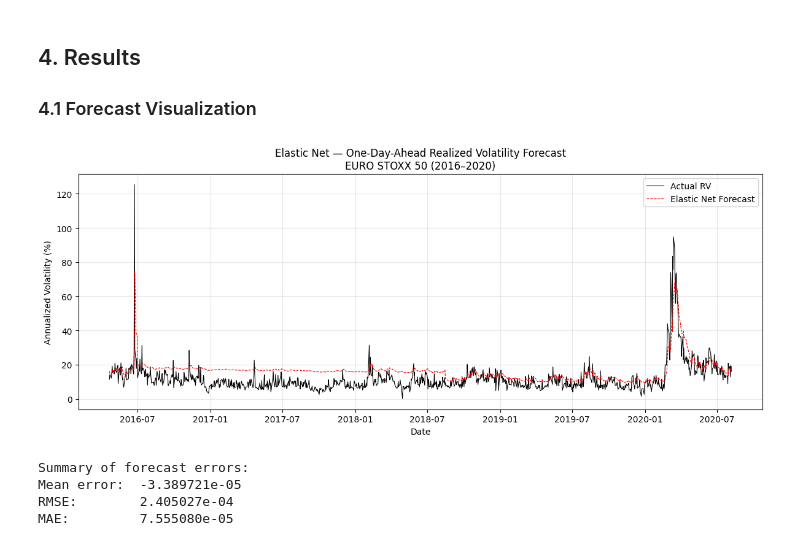
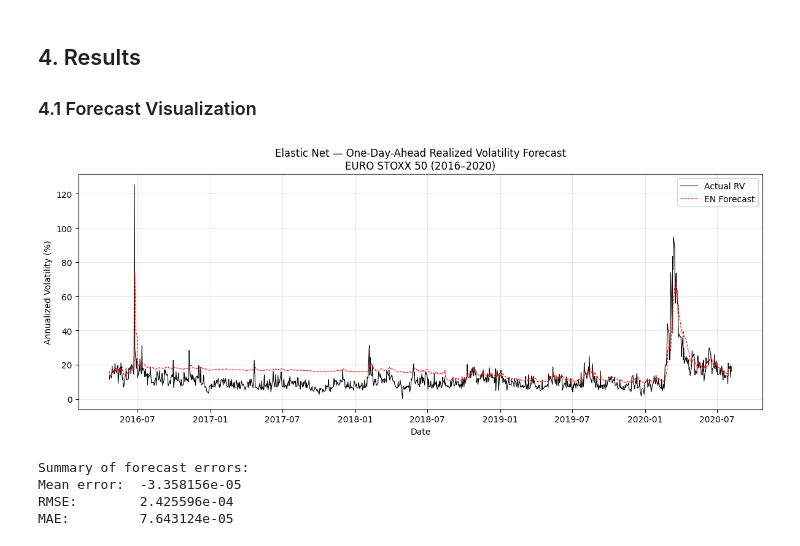
Before and after one commit to tobiasctpersson/MSc-Thesis, a Jupyter notebook: 5-min RV/Python Code/MHAR Results/Regularized Models/MHAR_5min_EN.ipynb, the cells around one changed output. Cells and saved outputs as stored; diff of their text form; code cells hidden in the pictures.

```diff
--- a/5-min RV/Python Code/MHAR Results/Regularized Models/MHAR_5min_EN.ipynb
+++ b/5-min RV/Python Code/MHAR Results/Regularized Models/MHAR_5min_EN.ipynb
@@ -127,21 +103,32 @@ Extracting the dependent and independent variables relevant for the EN model
 y = MALL["RV_target"].values
 X_MHAR = MALL[["RVD", "RVW", "RVM"]].values
 
-# Split indices only — no standardization here
-# Standardization will be applied inside the rolling window loop
-# using only the training portion of each window
+# Split into train, validation and test sets
+X_train = X_MHAR[:n_train]
+X_val = X_MHAR[n_train:n_train + n_val]
+X_test = X_MHAR[n_train + n_val:]
 
 y_train = y[:n_train]
-y_val   = y[n_train:n_train + n_val]
-y_test  = y[n_train + n_val:]
+y_val = y[n_train:n_train + n_val]
+y_test = y[n_train + n_val:]
+
+# Compute standardization parameters from training set only
+X_mean = X_train.mean(axis=0)
+X_std = X_train.std(axis=0, ddof=0)
+X_std = np.where(X_std == 0, 1.0, X_std)
+
+# Standardize each split using training-set parameters
+X_train_scaled = (X_train - X_mean) / X_std
+X_val_scaled = (X_val - X_mean) / X_std
+X_test_scaled = (X_test - X_mean) / X_std
 
 print("Feature set: RVD, RVW, RVM")
-print(f"\nTraining set:   X={X_MHAR[:n_train].shape}, y={y_train.shape}")
-print(f"Validation set: X={X_MHAR[n_train:n_train+n_val].shape}, y={y_val.shape}")
-print(f"Test set:       X={X_MHAR[n_train+n_val:].shape}, y={y_test.shape}")
-print(f"\nTarget mean (train): {y_train.mean():.6e}")
-print(f"Target std  (train): {y_train.std(ddof=0):.6e}")
-print(f"Target range:        [{y_train.min():.6e}, {y_train.max():.6e}]")
+print(f"\nTraining set:   X={X_train_scaled.shape}, y={y_train.shape}")
+print(f"Validation set: X={X_val_scaled.shape}, y={y_val.shape}")
+print(f"Test set:       X={X_test_scaled.shape}, y={y_test.shape}")
+print("\nStandardization check on training sample:")
+print(f"  Means: {X_train_scaled.mean(axis=0).round(6)}")
+print(f"  Std:   {X_train_scaled.std(axis=0).round(6)}")
 # %% [output]
 Feature set: RVD, RVW, RVM
 
@@ -530,31 +407,31 @@ Elastic Net test-set MSE: 5.784154e-08
 # %%
 import matplotlib.pyplot as plt
 
 # Convert to annualized volatility for readability
 results_plot = pd.DataFrame({
-    "Actual":   np.sqrt(results_EN["RV_actual"] * 252) * 100,
+    "Actual": np.sqrt(results_EN["RV_actual"] * 252) * 100,
     "Forecast": np.sqrt(results_EN["RV_forecast"] * 252) * 100
 }, index=results_EN.index)
 
 fig, ax = plt.subplots(figsize=(12, 5))
-ax.plot(results_plot["Actual"],   label="Actual RV",            color="black", linewidth=0.8)
-ax.plot(results_plot["Forecast"], label="Elastic Net Forecast", color="red",   linewidth=0.8, linestyle="--")
+ax.plot(results_plot["Actual"], label="Actual RV", color="black", linewidth=0.8)
+ax.plot(results_plot["Forecast"], label="EN Forecast", color="red", linewidth=0.8, linestyle="--")
 ax.set_title("Elastic Net — One-Day-Ahead Realized Volatility Forecast\nEURO STOXX 50 (2016–2020)", fontsize=12)
 ax.set_ylabel("Annualized Volatility (%)")
 ax.set_xlabel("Date")
 ax.legend()
 ax.grid(True, alpha=0.3)
 plt.tight_layout()
 plt.show()
 
 print(f"\nSummary of forecast errors:")
 errors = results_EN["RV_actual"] - results_EN["RV_forecast"]
 print(f"Mean error:  {errors.mean():.6e}")
 print(f"RMSE:        {np.sqrt(mse_EN):.6e}")
 print(f"MAE:         {errors.abs().mean():.6e}")
 # %% [output]
-[figure, old version]
+[figure, new version]
 Summary of forecast errors:
-Mean error:  -3.389721e-05
-RMSE:        2.405027e-04
-MAE:         7.555080e-05
+Mean error:  -3.358156e-05
+RMSE:        2.425596e-04
+MAE:         7.643124e-05
```
Also changed, not shown: parts of 21 cells of this notebook, 29 other files.
